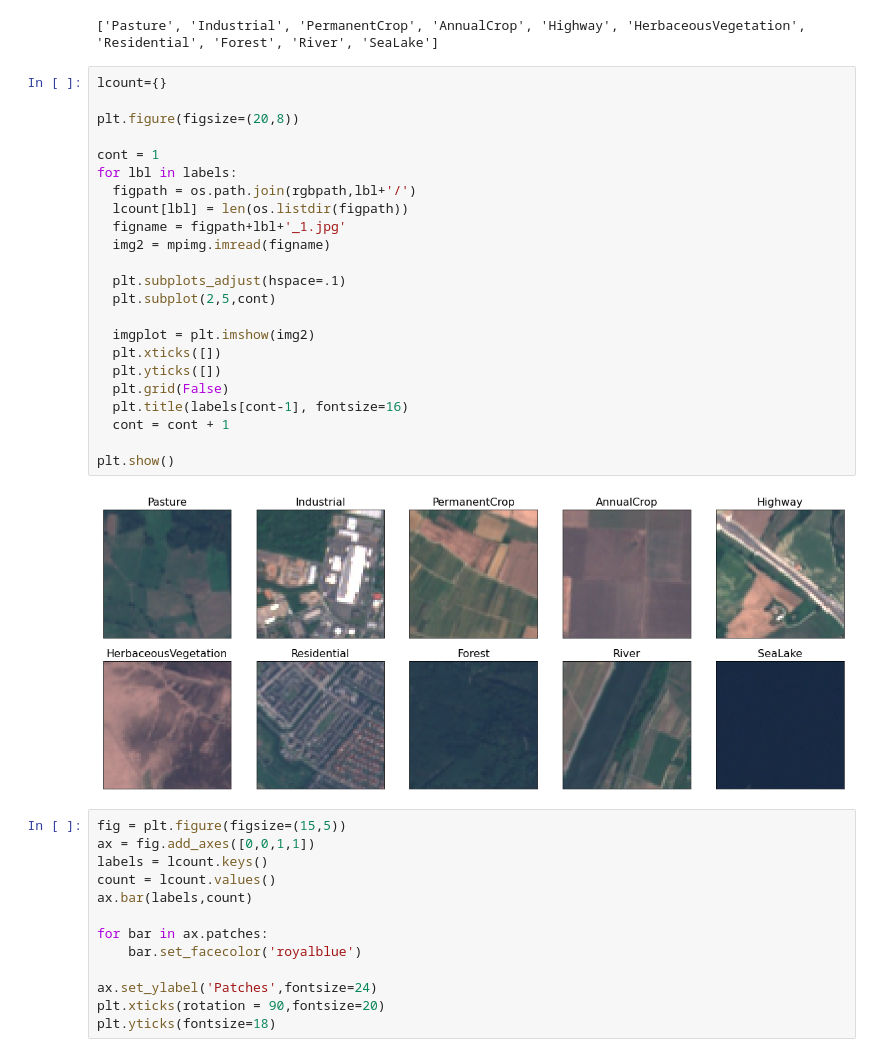
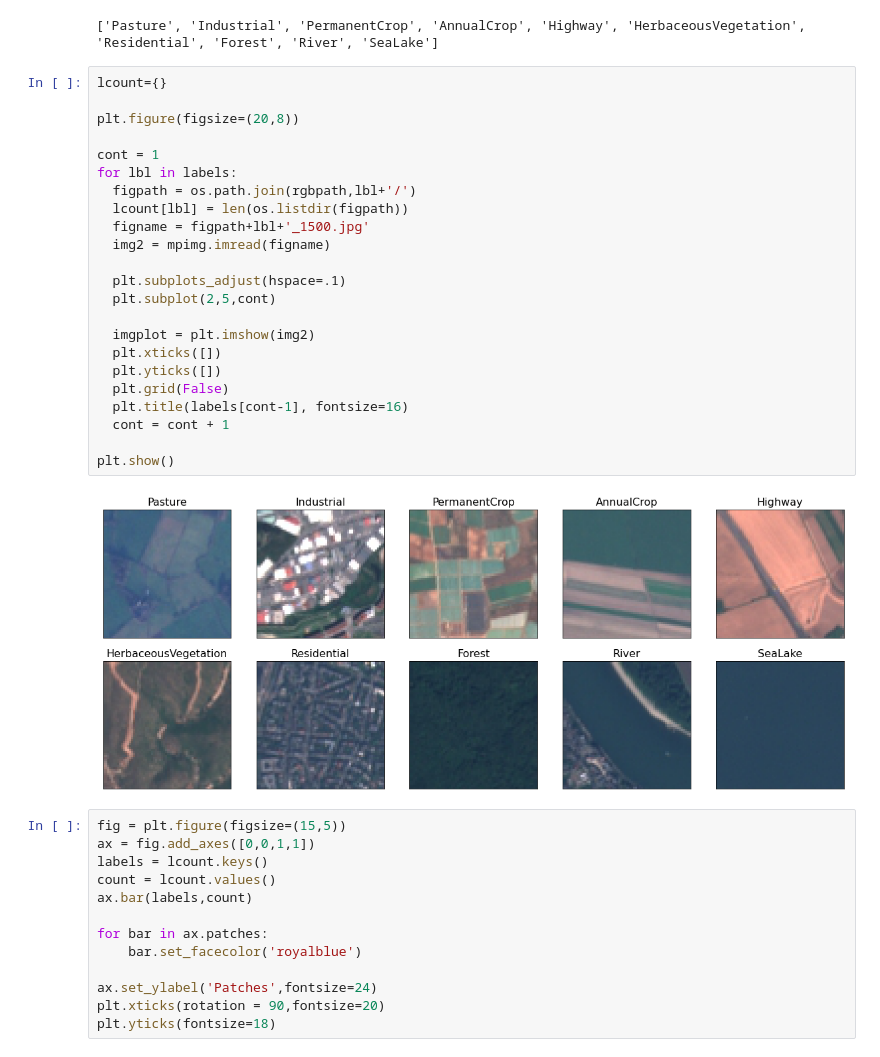
Before and after one commit to Berkeley-Data/irrigation_detection, a Jupyter notebook: notebooks/EuroSat_EDA.ipynb, the cells around one changed output. Cells and saved outputs as stored; diff of their text form.

```diff
--- a/notebooks/EuroSat_EDA.ipynb
+++ b/notebooks/EuroSat_EDA.ipynb
@@ -56,28 +56,28 @@ print(labels)
 # %%
 lcount={}
 
 plt.figure(figsize=(20,8))
 
 cont = 1
 for lbl in labels:
   figpath = os.path.join(rgbpath,lbl+'/')
   lcount[lbl] = len(os.listdir(figpath))
-  figname = figpath+lbl+'_1.jpg'
+  figname = figpath+lbl+'_1500.jpg'
   img2 = mpimg.imread(figname)
 
   plt.subplots_adjust(hspace=.1)
   plt.subplot(2,5,cont)
 
   imgplot = plt.imshow(img2)
   plt.xticks([])
   plt.yticks([])
   plt.grid(False)
   plt.title(labels[cont-1], fontsize=16)
   cont = cont + 1
 
 plt.show()
 # %% [output]
-[figure, old version]
+[figure, new version]
 # %%
 fig = plt.figure(figsize=(15,5))
 ax = fig.add_axes([0,0,1,1])
```
Also changed, not shown: parts of 1 cell of this notebook, 3 other files.
